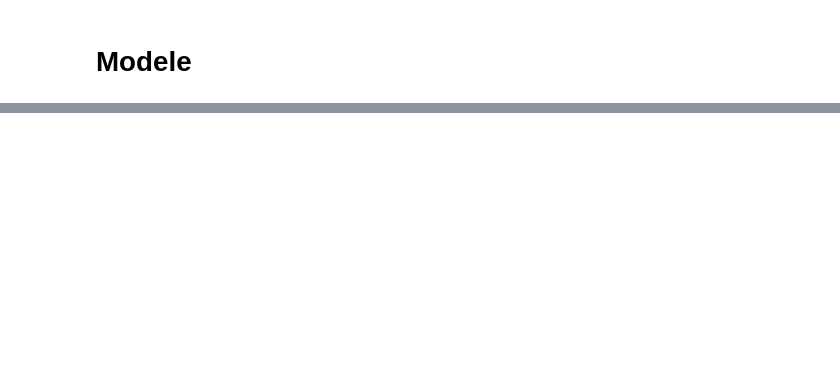
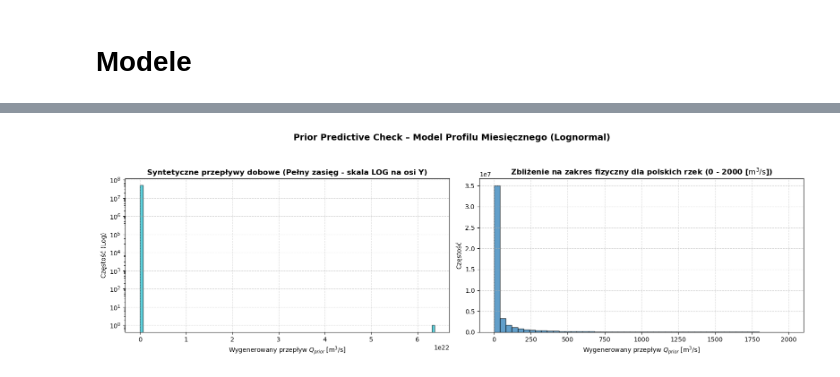
Before and after one commit to pjerzyna/Data-Analytics-Project, a Jupyter notebook: main.ipynb, the cells around one changed output, grey strips where cells are left out. Cells and saved outputs as stored; diff of their text form; code cells hidden in the pictures; blank space fills up the shorter version.

```diff
--- a/main.ipynb
+++ b/main.ipynb
@@ -431,0 +775,94 @@ Jakie sa stany alarmowe dla stacji, których dane posiadamy?
+# %%
+# 1. Definicja ścieżki do pliku Stan (dostosuj do swojej struktury)
+# Zakładam, że plik nazywa się 'river_prior_predictive.stan' i zawiera kod, który stworzyliśmy krok wcześniej
+stan_file =  SCRIPTS_DIR / "stan" / "river_prior_predictive.stan"
+
+# --- PRZYGOTOWANIE STRUKTURY DANYCH DLA ROKU 2023 ---
+S_stations = 69
+days_in_year = 365
+
+# Tworzymy wektor miesięcy dla jednego roku 2023 (rok nielistopadowy)
+# Styczeń ma 31 dni, Luty 28, Marzec 31 itd.
+months_lengths = [31, 28, 31, 30, 31, 30, 31, 31, 30, 31, 30, 31]
+months_vector = []
+for m_idx, length in enumerate(months_lengths, start=1):
+    months_vector.extend([m_idx] * length)
+months_vector = np.array(months_vector) # Wektor 365 elementów z numerami miesięcy
+
+# Mapujemy to na wszystkie 69 stacji
+# Łączna liczba dobowych obserwacji N = 69 * 365 = 25185
+N_obs = S_stations * days_in_year
+
+# Tworzymy tablice indeksów stacji (od 1 do 69) i miesięcy (od 1 to 12) dla Stana
+station_indices = np.repeat(np.arange(1, S_stations + 1), days_in_year)
+month_indices = np.tile(months_vector, S_stations)
+
+# Słownik danych, który przekazujemy do Stana (Zgodny z blokiem 'data' naszego nowego modelu)
+stan_data = {
+    "N": int(N_obs),
+    "S": S_stations,
+    "station": station_indices.tolist(),
+    "month": month_indices.tolist()
+}
+
+if not stan_file.exists():
+    print(f"❌ Błąd: Plik modelu Stan nie istnieje pod ścieżką: {stan_file}")
+else:
+    # 2. Kompilacja modelu w Stan
+    print("⏳ Kompilacja modelu Stan dla Prior Predictive Check... (to może chwilę potrwać)")
+    model = CmdStanModel(stan_file=str(stan_file))
+    print("✅ Model skompilowany pomyślnie!")
+
+    # 3. Próbkowanie wyłącznie z rozkładów a priori
+    print("\n🚀 Uruchamiam Prior Predictive Simulation dla przepływów dobowych...")
+    prior_sample = model.sample(
+        data=stan_data,
+        chains=4,
+        iter_sampling=500,  # 500 próbek na 1 łańcuch = 2000 generowanych światów alternatywnych
+        show_progress=True
+    )
+
+    # 4. Konwersja wyników do formatu ArviZ (używamy nazwy zmiennej 'y_prior' z naszego kodu Stan)
+    idata = az.from_cmdstanpy(prior=prior_sample, prior_predictive=["y_prior"])
+
+    # 5. Ekstrakcja wygenerowanych syntetycznych przepływów dobowych
+    y_prior_raw = idata.prior_predictive["y_prior"].values
+    y_prior_flat = y_prior_raw.flatten()
+
+    # Odrzucamy nieskończoności, jeśli rozkład log-normalny wygenerował coś potężnego
+    y_prior_flat = y_prior_flat[np.isfinite(y_prior_flat)]
+
+    # 6. Wizualizacja rozkładu a priori przepływów dobowych
+    fig, (ax1, ax2) = plt.subplots(1, 2, figsize=(16, 5), dpi=100)
+
+    # Wykres 1: Pełny rozkład (skala logarytmiczna na osi Y dla lepszej widoczności ogona)
+    ax1.hist(y_prior_flat, bins=100, color='#17becf', edgecolor='black', alpha=0.7)
+    ax1.set_yscale('log')
+    ax1.set_title("Syntetyczne przepływy dobowe (Pełny zasięg - skala LOG na osi Y)", fontsize=12, weight='bold')
+    ax1.set_xlabel("Wygenerowany przepływ $Q_{prior}$ [$\\text{m}^3/\\text{s}$]")
+    ax1.set_ylabel("Częstość (Log)")
+    ax1.grid(True, linestyle='--', alpha=0.5)
+
+    # Wykres 2: Zoom na fizycznie uzasadniony zakres polskich rzek (0 do 2000 m3/s)
+    # Pozwala ocenić, czy priory dobrze lokują większość masy prawdopodobieństwa
+    zoom_range = y_prior_flat[(y_prior_flat >= 0) & (y_prior_flat <= 2000)]
+    ax2.hist(zoom_range, bins=50, color='#1f77b4', edgecolor='black', alpha=0.7)
+    ax2.set_title("Zbliżenie na zakres fizyczny dla polskich rzek (0 - 2000 [$\\text{m}^3/\\text{s}$])", fontsize=12, weight='bold')
+    ax2.set_xlabel("Wygenerowany przepływ $Q_{prior}$ [$\\text{m}^3/\\text{s}$]")
+    ax2.set_ylabel("Częstość")
+    ax2.grid(True, linestyle='--', alpha=0.5)
+
+    fig.suptitle("Prior Predictive Check – Model Profilu Miesięcznego (Lognormal)", fontsize=14, weight='bold', y=1.02)
+    plt.tight_layout()
+    plt.show()
+
+    # Krótki raport statystyczny z symulacji hydrologicznej
+    print("\n" + "="*50)
+    print("📊 RAPORT PRIOR PREDICTIVE CHECK DLA RZEK:")
+    print(f"   • Łączna liczba wygenerowanych punktów dobowych: {len(y_prior_flat)}")
+    print(f"   • Procent wygenerowanych ujemnych wartości:       {(y_prior_flat < 0).mean()*100:.2f}%")
+    print(f"   • Mediana wygenerowanych przepływów:              {np.median(y_prior_flat):.2f} m³/s")
+    print(f"   • 95. percentyl przepływu w PPC:                 {np.percentile(y_prior_flat, 95):.2f} m³/s")
+    print(f"   • Maksymalny wygenerowany przepływ:               {np.max(y_prior_flat):.2f} m³/s")
+    print("="*50)
+# %% [output]
@@ -431,0 +893 @@ Jakie sa stany alarmowe dla stacji, których dane posiadamy?
+[figure, added]
```
Also changed, not shown: parts of 15 cells of this notebook, 8 other files.
